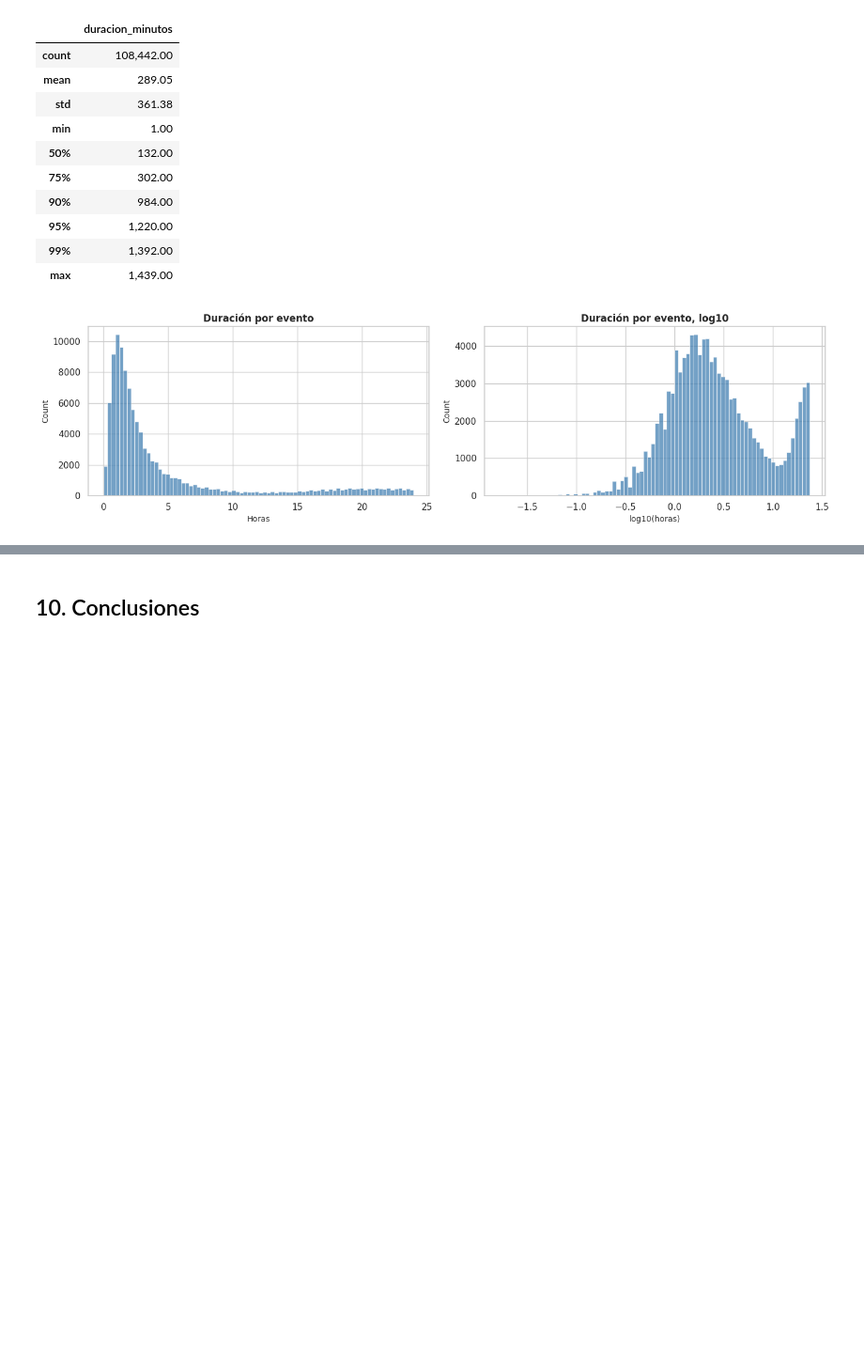
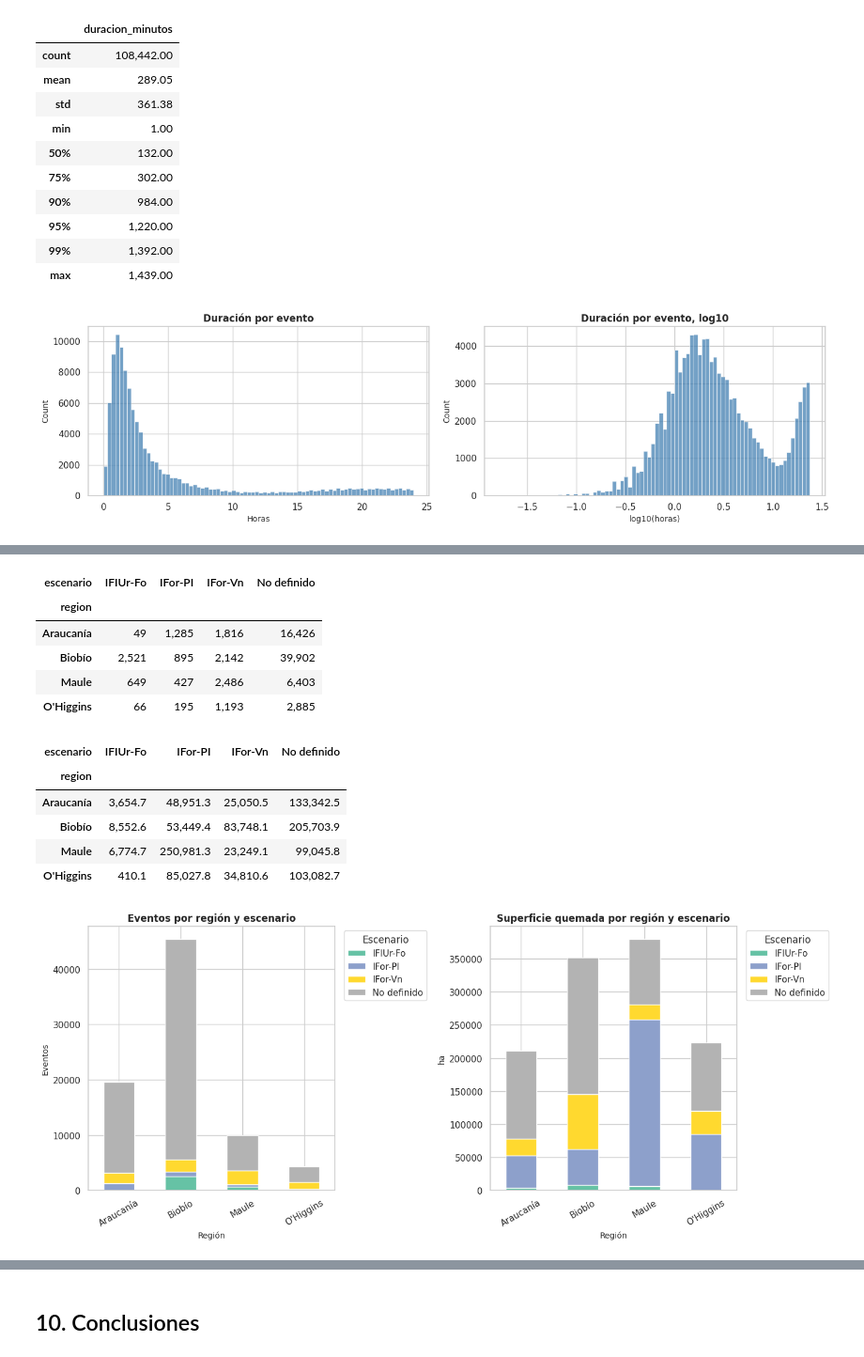
Before and after one commit to Luxar3-cmd/wildfires-project, a Jupyter notebook: eda/01_eda_conaf.ipynb, the cells around one changed output, grey strips where cells are left out. Shown at 94% size. Saved outputs shown, nothing was run; the diff lists cells and outputs as text; code cells hidden in the pictures; blank space fills up the shorter version.

```diff
--- a/eda/01_eda_conaf.ipynb
+++ b/eda/01_eda_conaf.ipynb
@@ -1032,0 +1127,38 @@ plt.tight_layout()
+# %%
+events_pivot = df_focus.groupby(["region", "escenario"]).size().unstack(fill_value=0)
+ha_pivot = (
+	df_focus.groupby(["region", "escenario"])["superficie_total_ha"]
+	.sum()
+	.unstack(fill_value=0)
+)
+display(events_pivot.style.format("{:,}"))
+display(ha_pivot.style.format("{:,.1f}"))
+
+fig, axes = plt.subplots(1, 2, figsize=(14, 6))
+events_pivot.plot(kind="bar", stacked=True, ax=axes[0], colormap="Set2")
+axes[0].set_title("Eventos por región y escenario")
+axes[0].set_xlabel("Región")
+axes[0].set_ylabel("Eventos")
+axes[0].tick_params(axis="x", rotation=30)
+axes[0].legend(title="Escenario", bbox_to_anchor=(1.02, 1), loc="upper left")
+ha_pivot.plot(kind="bar", stacked=True, ax=axes[1], colormap="Set2")
+axes[1].set_title("Superficie quemada por región y escenario")
+axes[1].set_xlabel("Región")
+axes[1].set_ylabel("ha")
+axes[1].tick_params(axis="x", rotation=30)
+axes[1].legend(title="Escenario", bbox_to_anchor=(1.02, 1), loc="upper left")
+plt.tight_layout()
+# %% [output]
+| escenario | IFIUr-Fo | IFor-PI | IFor-Vn | No definido |
+| region |  |  |  |  |
+| Araucanía | 49 | 1,285 | 1,816 | 16,426 |
+| Biobío | 2,521 | 895 | 2,142 | 39,902 |
+| Maule | 649 | 427 | 2,486 | 6,403 |
+| O'Higgins | 66 | 195 | 1,193 | 2,885 |
+| escenario | IFIUr-Fo | IFor-PI | IFor-Vn | No definido |
+| region |  |  |  |  |
+| Araucanía | 3,654.7 | 48,951.3 | 25,050.5 | 133,342.5 |
+| Biobío | 8,552.6 | 53,449.4 | 83,748.1 | 205,703.9 |
+| Maule | 6,774.7 | 250,981.3 | 23,249.1 | 99,045.8 |
+| O'Higgins | 410.1 | 85,027.8 | 34,810.6 | 103,082.7 |
+[figure, added]
```
Also changed, not shown: parts of 18 cells of this notebook, 4 other files.
